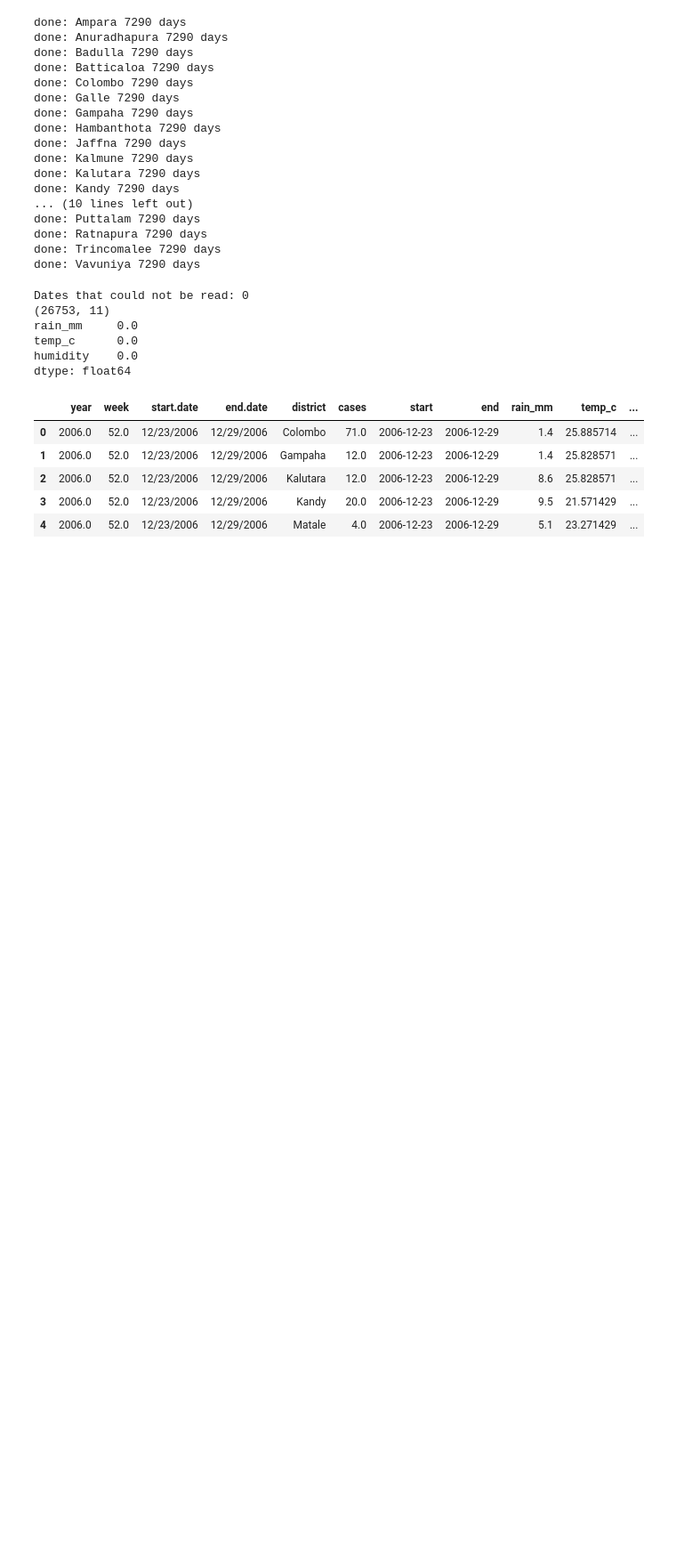
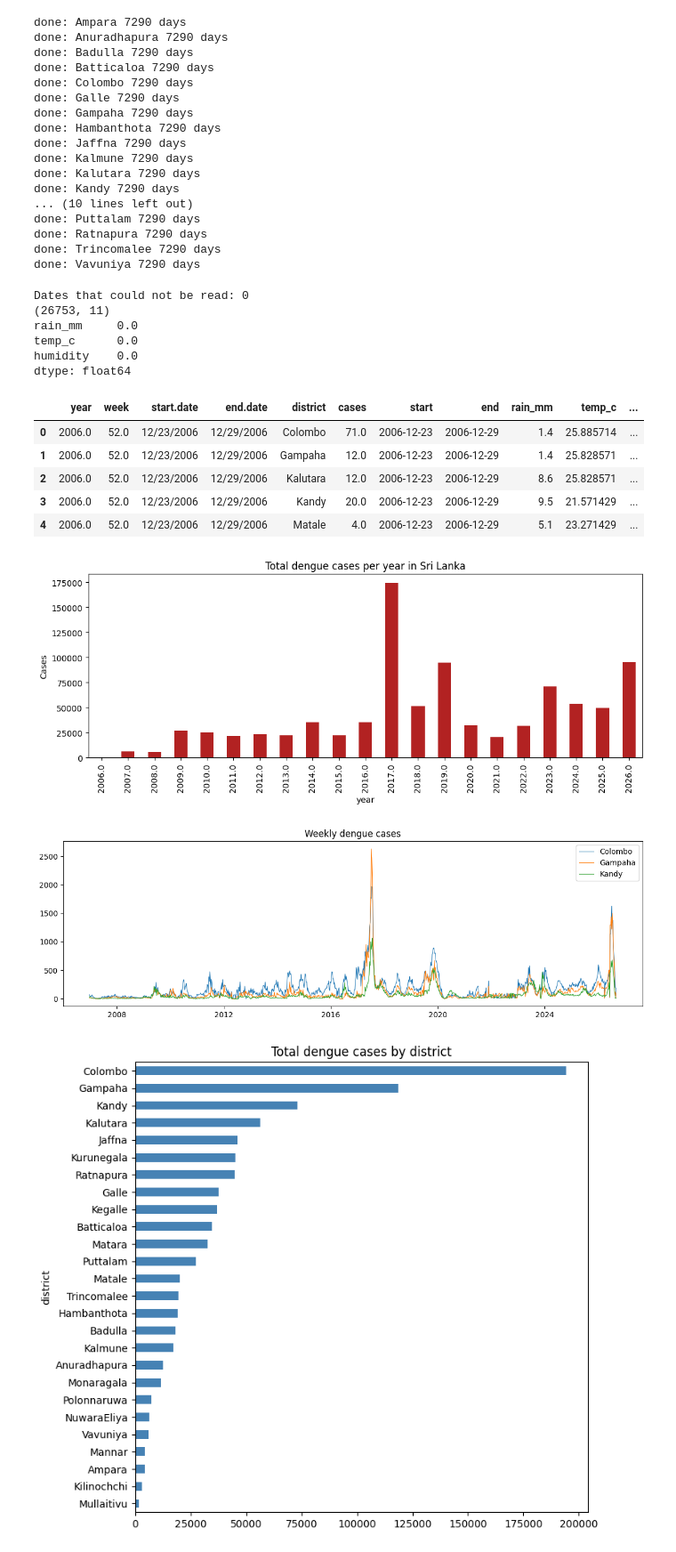
Before and after one commit to SachiniKalansooriya/Dengue_Ensemble_Forecasting, a Jupyter notebook: Dengue_Ensemble_Forecasting.ipynb, the cells around one changed output. Shown at 89% size. Saved outputs shown, nothing was run; the diff lists cells and outputs as text; code cells hidden in the pictures; blank space fills up the shorter version.

```diff
--- a/Dengue_Ensemble_Forecasting.ipynb
+++ b/Dengue_Ensemble_Forecasting.ipynb
@@ -139,0 +142,30 @@ dtype: float64
+# %%
+import matplotlib.pyplot as plt
+import numpy as np
+
+data = data.sort_values(["district", "start"]).reset_index(drop=True)
+
+# 1. Total cases per year
+data.groupby("year")["cases"].sum().plot(kind="bar", figsize=(12, 4), color="firebrick")
+plt.title("Total dengue cases per year in Sri Lanka"); plt.ylabel("Cases"); plt.show()
+
+# 2. Weekly cases for three districts
+fig, ax = plt.subplots(figsize=(14, 4))
+for d in ["Colombo", "Gampaha", "Kandy"]:
+    s = data[data["district"] == d]
+    ax.plot(s["start"], s["cases"], label=d, linewidth=0.8)
+ax.set_title("Weekly dengue cases"); ax.legend(); plt.show()
+
+# 3. Total cases by district
+data.groupby("district")["cases"].sum().sort_values().plot(kind="barh", figsize=(8, 8), color="steelblue")
+plt.title("Total dengue cases by district"); plt.show()
+
+# 4. Distribution of weekly cases
+fig, axes = plt.subplots(1, 2, figsize=(12, 4))
+axes[0].hist(data["cases"], bins=100); axes[0].set_title("Weekly cases")
+axes[1].hist(np.log1p(data["cases"]), bins=50); axes[1].set_title("log(cases + 1)")
+plt.show()
+# %% [output]
+[figure, added]
+[figure, added]
+[figure, added]
```
Also changed, not shown: parts of 9 cells of this notebook.
